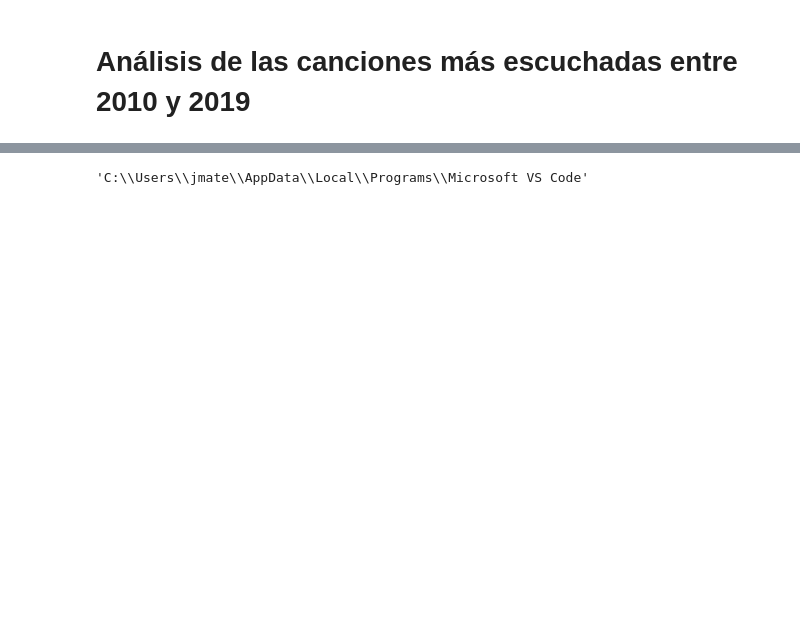
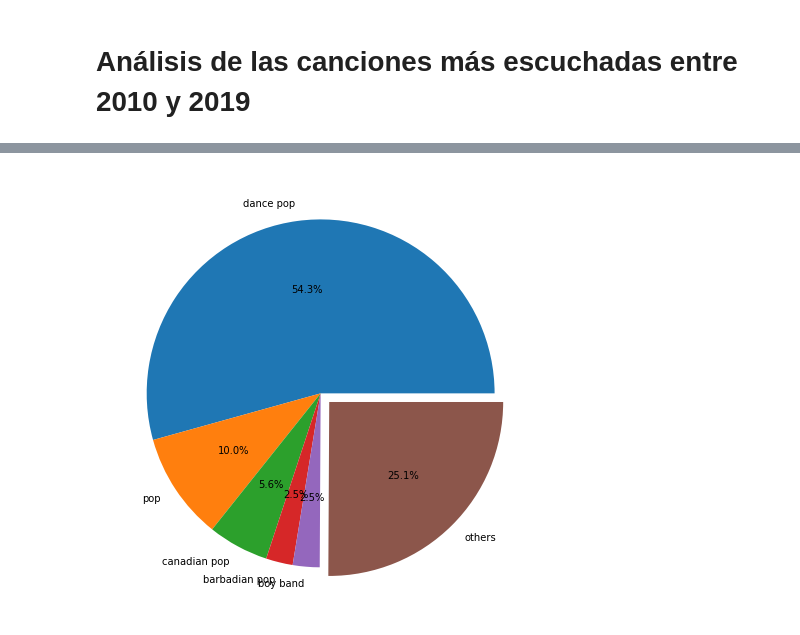
Before and after one commit to JoaquinMateosBarroso/Spotify-songs, a Jupyter notebook: Análisis_Spotify.ipynb, the cells around one changed output, grey strips where cells are left out. Drawn from its saved outputs; the diff is of its cells as text; code cells hidden in the pictures; blank space fills up the shorter version.

```diff
--- a/Análisis_Spotify.ipynb
+++ b/Análisis_Spotify.ipynb
@@ -43,7 +54,13 @@ df.sort_values(by = "pop", ascending = False).head(10).style.hide(axis = "index"
-# %%
-import os
-os.getcwd()
-# %% [output]
-'C:\\Users\\jmate\\AppData\\Local\\Programs\\Microsoft VS Code'
+# %%
+top_genres_5 = df["top genre"].value_counts()
+top_genres_5 /= top_genres_5.sum()
+top_genres_5 = top_genres_5.sort_values(ascending = False)
+top_genres_5 = pd.concat([top_genres_5[:5], pd.Series(top_genres_5[5:].sum(), index = ["others"])])
+# %%
+fig, ax = plt.subplots(figsize=(8, 8))
+fig = plt.pie(top_genres_5, labels = top_genres_5.index, autopct='%.1f%%', explode=(0, 0, 0, 0, 0, 0.07))
+plt.show()
+# %% [output]
+[figure, added]
 # %%
 fig, axs = plt.subplots(3, 3)
```
Also changed, not shown: parts of 21 cells of this notebook, 2 other files.
